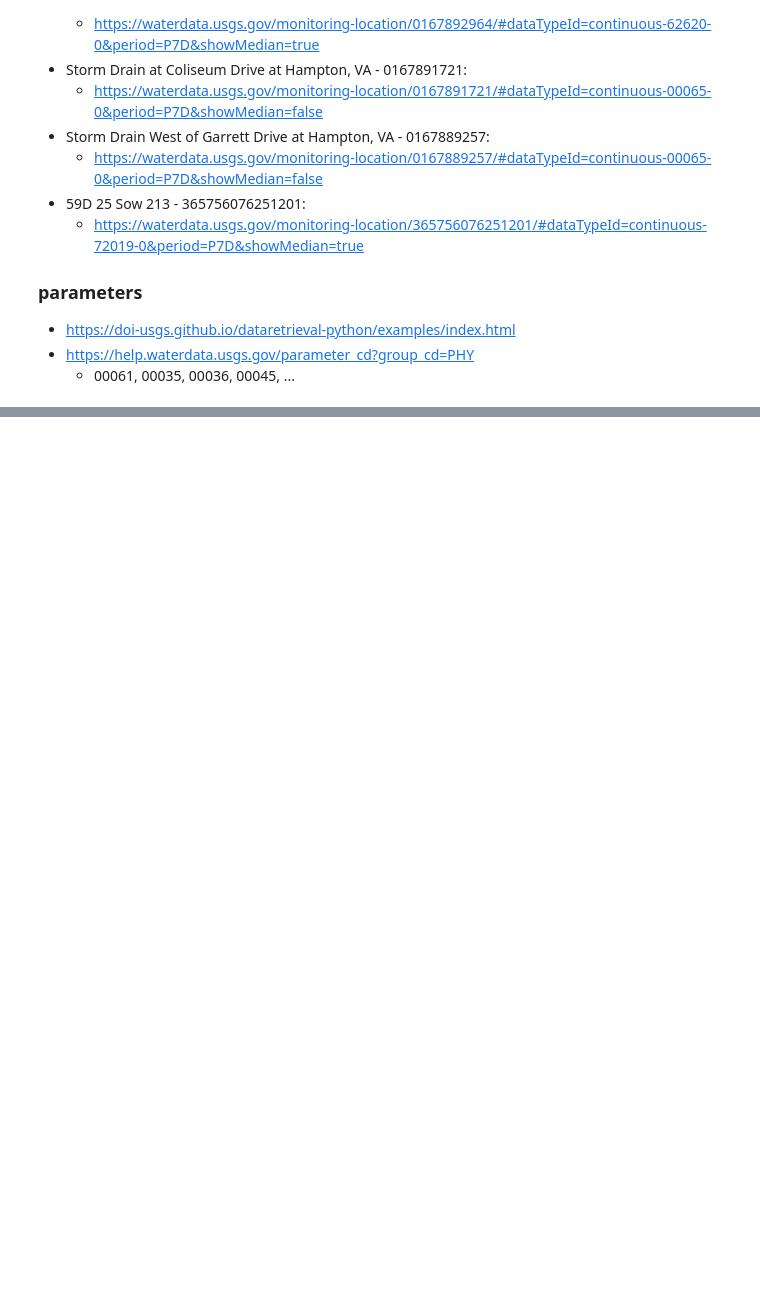
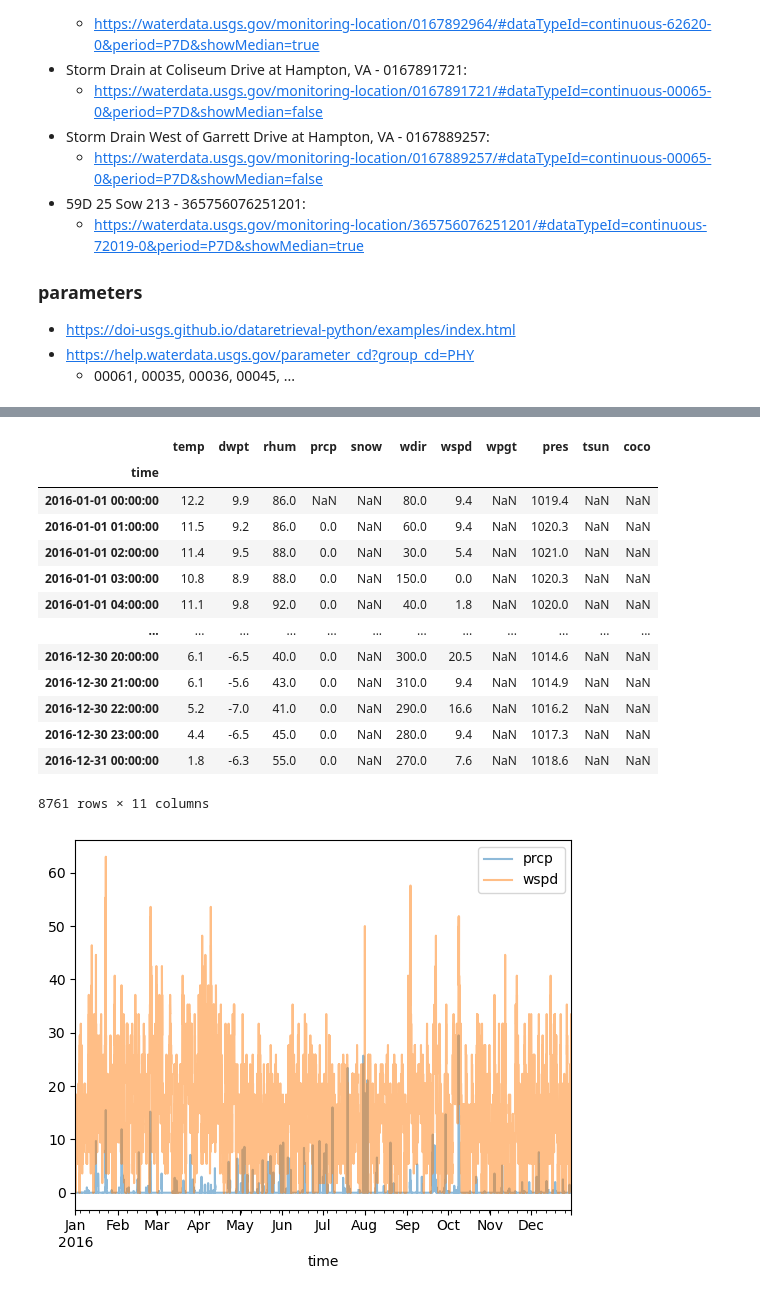
Before and after one commit to eugpoon/casi, a Jupyter notebook: floods.ipynb, the cells around one changed output, grey strips where cells are left out. Saved outputs shown, nothing was run; the diff lists cells and outputs as text; code cells hidden in the pictures; blank space fills up the shorter version.

```diff
--- a/floods.ipynb
+++ b/floods.ipynb
@@ -139,0 +183,12 @@ display(final_df)
+# %%
+
+larc = Point(37.0862, -76.3809)
+
+# Get daily data for 2018
+data = Hourly(larc, start, end)
+data = data.fetch()
+display(data)
+
+data.plot(y=['prcp', 'wspd'], alpha=0.5)
+plt.show()
+# %% [output]
@@ -139,0 +196,15 @@ display(final_df)
+|  | temp | dwpt | rhum | prcp | snow | wdir | wspd | wpgt | pres | tsun | coco |
+| time |  |  |  |  |  |  |  |  |  |  |  |
+| 2016-01-01 00:00:00 | 12.2 | 9.9 | 86.0 | NaN | NaN | 80.0 | 9.4 | NaN | 1019.4 | NaN | NaN |
+| 2016-01-01 01:00:00 | 11.5 | 9.2 | 86.0 | 0.0 | NaN | 60.0 | 9.4 | NaN | 1020.3 | NaN | NaN |
+| 2016-01-01 02:00:00 | 11.4 | 9.5 | 88.0 | 0.0 | NaN | 30.0 | 5.4 | NaN | 1021.0 | NaN | NaN |
+| 2016-01-01 03:00:00 | 10.8 | 8.9 | 88.0 | 0.0 | NaN | 150.0 | 0.0 | NaN | 1020.3 | NaN | NaN |
+| 2016-01-01 04:00:00 | 11.1 | 9.8 | 92.0 | 0.0 | NaN | 40.0 | 1.8 | NaN | 1020.0 | NaN | NaN |
+| ... | ... | ... | ... | ... | ... | ... | ... | ... | ... | ... | ... |
+| 2016-12-30 20:00:00 | 6.1 | -6.5 | 40.0 | 0.0 | NaN | 300.0 | 20.5 | NaN | 1014.6 | NaN | NaN |
+| 2016-12-30 21:00:00 | 6.1 | -5.6 | 43.0 | 0.0 | NaN | 310.0 | 9.4 | NaN | 1014.9 | NaN | NaN |
+| 2016-12-30 22:00:00 | 5.2 | -7.0 | 41.0 | 0.0 | NaN | 290.0 | 16.6 | NaN | 1016.2 | NaN | NaN |
+| 2016-12-30 23:00:00 | 4.4 | -6.5 | 45.0 | 0.0 | NaN | 280.0 | 9.4 | NaN | 1017.3 | NaN | NaN |
+| 2016-12-31 00:00:00 | 1.8 | -6.3 | 55.0 | 0.0 | NaN | 270.0 | 7.6 | NaN | 1018.6 | NaN | NaN |
+8761 rows × 11 columns
+[figure, added]
```
Also changed, not shown: parts of 4 cells of this notebook.
